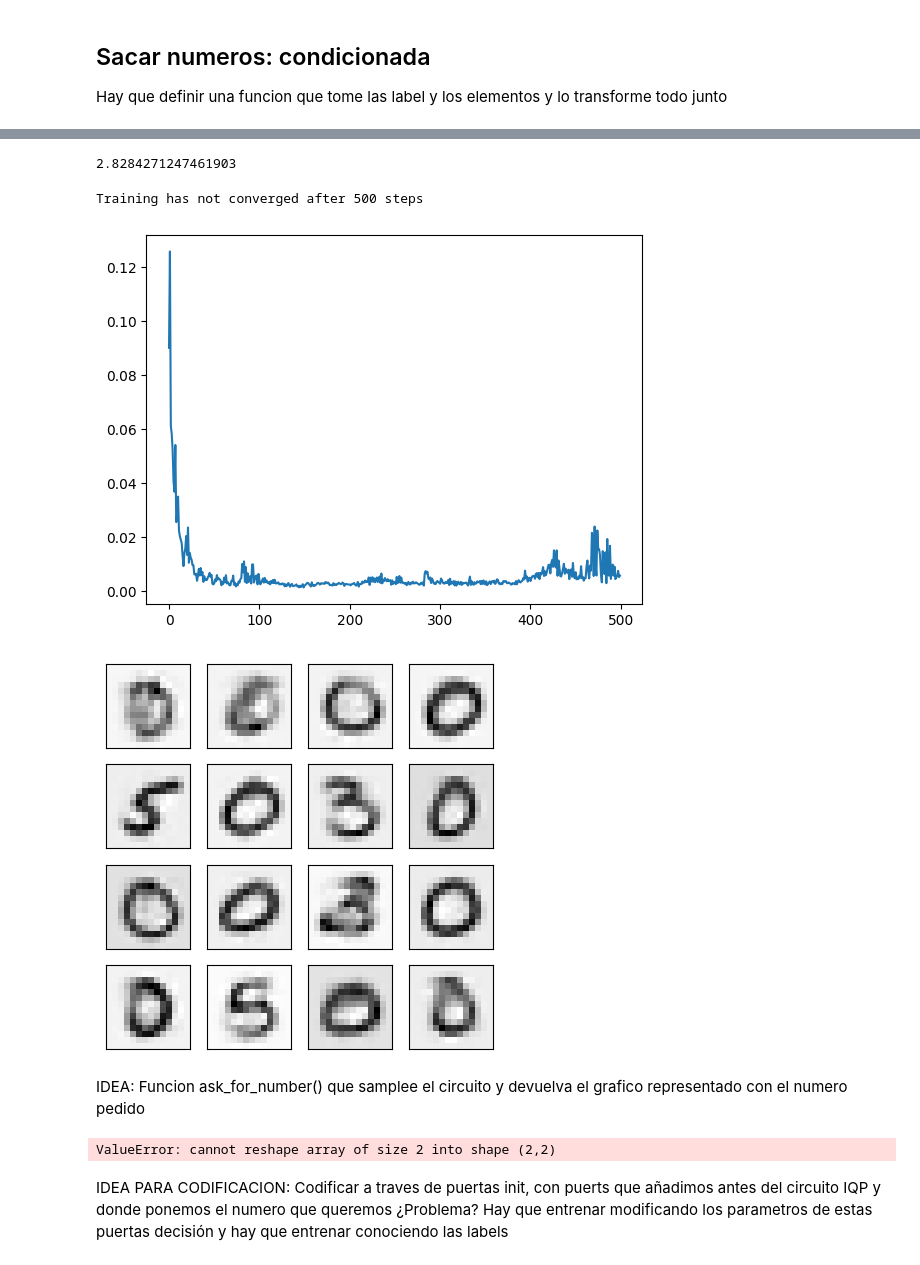
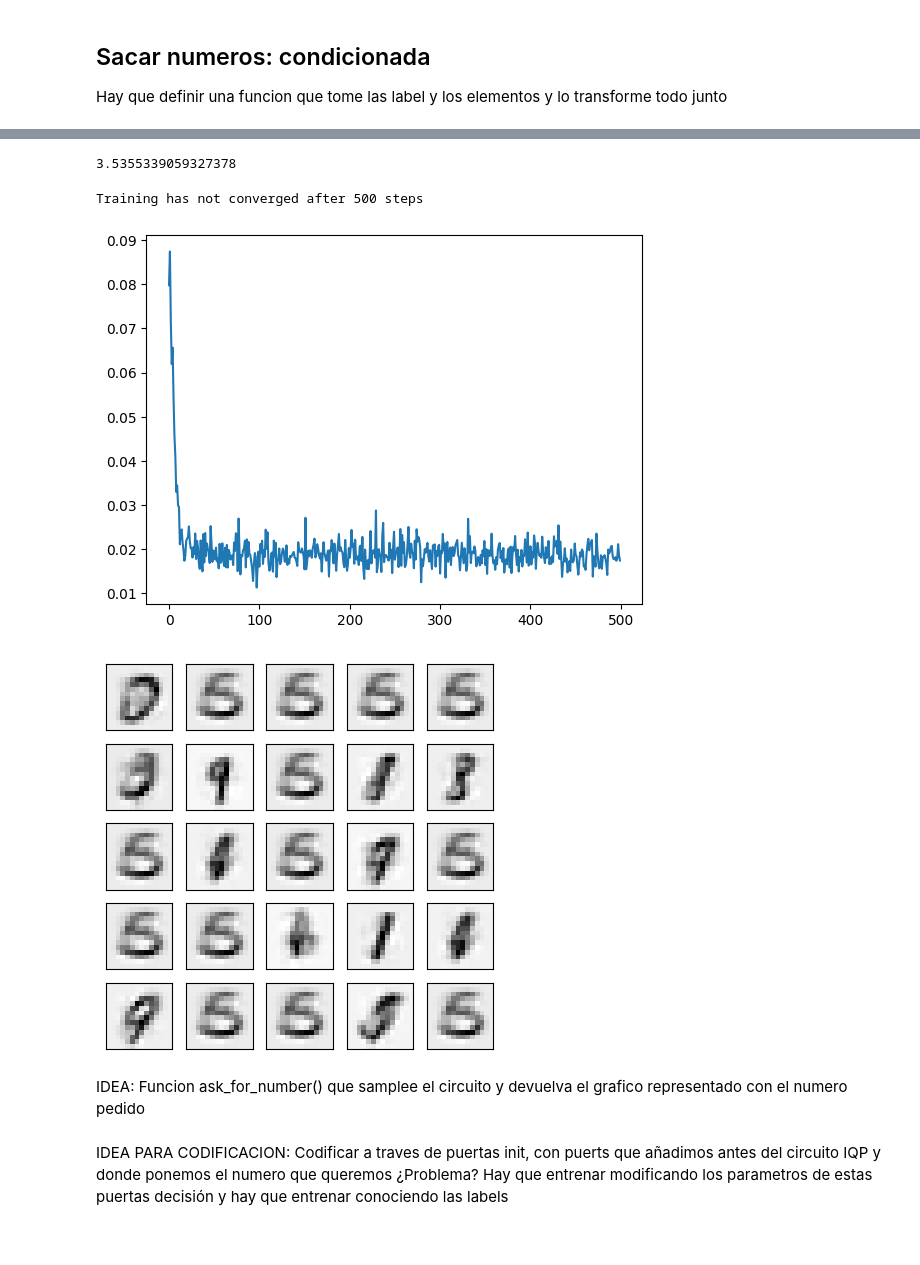
Before and after one commit to uriballo/IQP-NISQ, a Jupyter notebook: prueba.ipynb, the cells around one changed output, grey strips where cells are left out. Saved outputs shown, nothing was run; the diff lists cells and outputs as text; code cells hidden in the pictures.

```diff
--- a/prueba.ipynb
+++ b/prueba.ipynb
@@ -53,7 +53,7 @@ for i in range(9):
 #Applanar data set
 plano = []
 labels_plano = []
-for k in range(100):
+for k in range(120):
     for d in range(128):
         plano.append(l_data[k][d])
         labels_plano.append(labels[k][d])
@@ -138,7 +138,7 @@ for k in range(len(plano)):
 #Comprobar a ver que pasa
 j = 1
 plt.figure(figsize=[5, 5])
-for i in labeled[:9]:
+for i in labeled[20:29]:
     ax = plt.subplot(3, 3, j)
     j += 1
     generated = generate_from_latent(binary_vae, params, i[1:], (14,14,1), False)
@@ -152,21 +152,21 @@ for i in labeled[:9]:
 #Circuito condicionado
 
 n_qubits = 17 #4 decision + 20
-depth = 50
+depth = 3
 
 cgates = []
 for d in range(depth):
-    cgates.append([[0]])
+    #cgates.append([[0]])
     for k in range(n_qubits - 1):
-        cgates.append([[k+1]])
-        cgates.append([[0,k+1]])
+        #cgates.append([[k+1]])
+        #cgates.append([[0,k+1]])
         cgates.append([[0,k+1],[k+1]])
 
 
 lab_circ = iqp.IqpSimulator(n_qubits,cgates,device ='lightning.qubit')
 # %%
 #Loss function
-sigma = median_heuristic(labeled)   #Parametro para la MMD_loss
+sigma = median_heuristic(labeled) *1.25  #Parametro para la MMD_loss
 print(sigma)
 loss = genq.mmd_loss_iqp
 
@@ -191,26 +191,26 @@ lab_trained_params = trainer.final_params
 plt.plot(trainer.losses)
 plt.show()
 # %% [output]
-2.8284271247461903
+3.5355339059327378
 Training has not converged after 500 steps
-[figure, old version]
+[figure, new version]
 # %%
 j = 1
 plt.figure(figsize=[5, 5])
-for i in range(16):
+for i in range(25):
     if i % 2 == 0:
         samp = lab_circ.sample(lab_trained_params,shots=1)
     else:
         circ = iqp.IqpSimulator(n_qubits,cgates,init_gates=[[[0]]],init_coefs=[np.pi],device ='lightning.qubit')
         samp = circ.sample(lab_trained_params,shots=1)
     generated = generate_from_latent(binary_vae, params, samp[1:], (14,14,1), False)
-    ax = plt.subplot(4, 4, j)
+    ax = plt.subplot(5, 5, j)
     j += 1
     plt.imshow(generated, cmap="gray_r")
     plt.xticks([])
     plt.yticks([])
 # %% [output]
-[figure, old version]
+[figure, new version]
 # %% [markdown]
 IDEA: Funcion ask_for_number() que samplee el circuito y devuelva el grafico representado con el numero pedido
 # %%
@@ -222,9 +222,5 @@ def ask_for_numbers(selection,gates,params):
     return samp
 # %%
 from datasets.three_qubit_entanglement import generate_bs1_state, schmidt_decomp
-# %%
-generate_bs1_state()
-# %% [output]
-ValueError: cannot reshape array of size 2 into shape (2,2)
 # %% [markdown]
 IDEA PARA CODIFICACION: Codificar a traves de puertas init, con puerts que añadimos antes del circuito IQP y donde ponemos el numero que queremos ¿Problema? Hay que entrenar modificando los parametros de estas puertas decisión y hay que entrenar conociendo las labels
```
Also changed, not shown: parts of 3 cells of this notebook.
